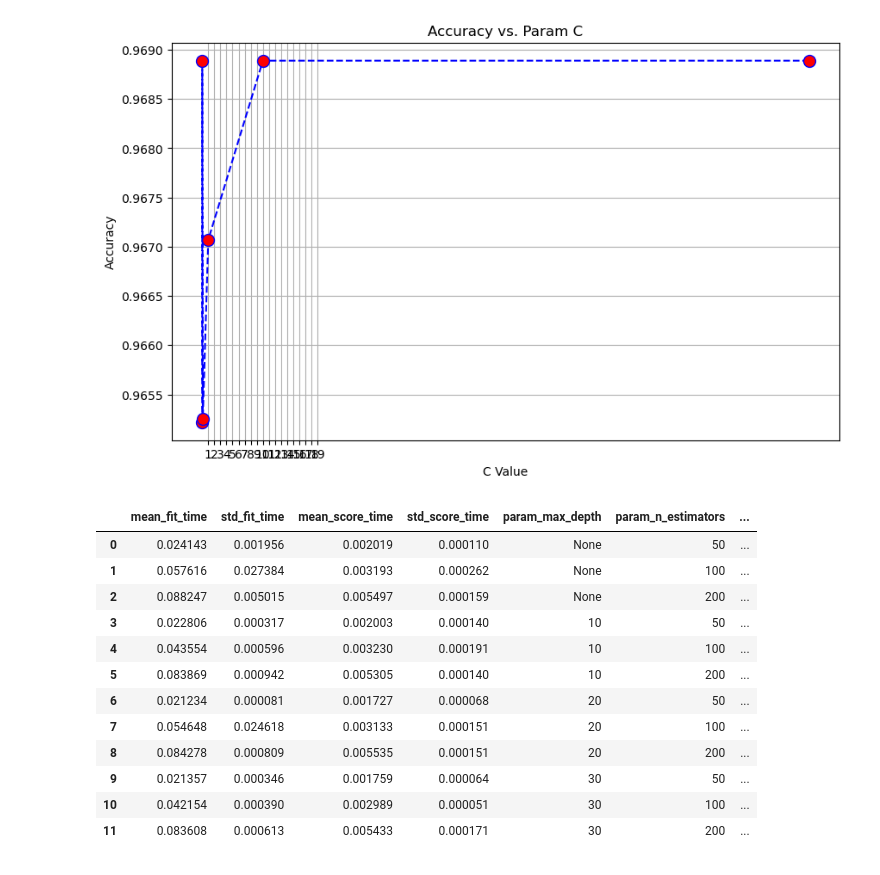
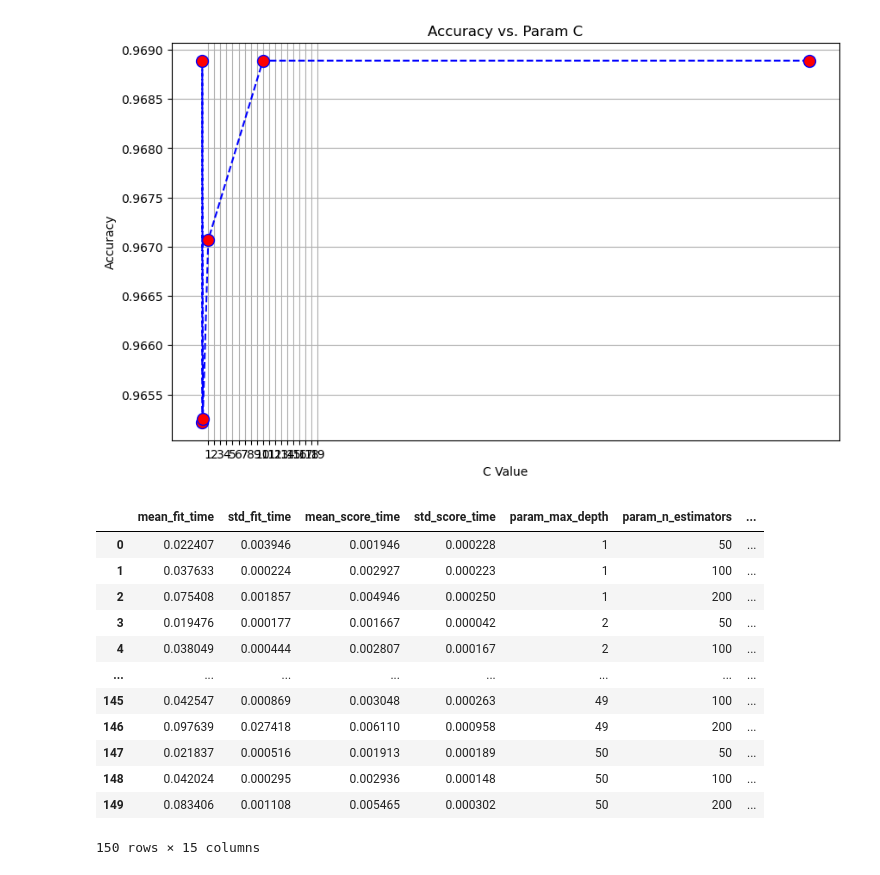
Before and after one commit to sarvesh-selvam/Breast-Cancer-Prediction, a Jupyter notebook: Breast Cancer Prediction (Code).ipynb, the cells around one changed output. Drawn from its saved outputs; the diff is of its cells as text; code cells hidden in the pictures.

```diff
--- a/Breast Cancer Prediction (Code).ipynb
+++ b/Breast Cancer Prediction (Code).ipynb
@@ -331,30 +331,31 @@ plt.show()
 # %% [output]
 [figure]
 # %%
-rf_param_grid = {'n_estimators': [50, 100, 200], 'max_depth': [None, 10, 20, 30]}
-# nn_param_grid = {'hidden_layer_sizes': [(50,), (100,), (50, 50), (100, 50)], 'alpha': [0.0001, 0.001, 0.01, 0.1]}
+# Random Forests Hyperparameter Tuning
+
+rf_param_grid = {'n_estimators': [50, 100, 200], 'max_depth': list(range(1, 51))}
 
 rf_grid_search = GridSearchCV(RandomForestClassifier(), rf_param_grid, cv=5, scoring='accuracy')
-# nn_grid_search = GridSearchCV(MLPClassifier(max_iter=500), nn_param_grid, cv=5, scoring='accuracy')
+
 
 rf_grid_search.fit(X_train, y_train)
 
 
 rf_results = pd.DataFrame(rf_grid_search.cv_results_)
 rf_results
 
 # [['param_C', 'mean_test_score']]
 # %% [output]
 |  | mean_fit_time | std_fit_time | mean_score_time | std_score_time | param_max_depth | param_n_estimators | ... |
-| 0 | 0.024143 | 0.001956 | 0.002019 | 0.000110 | None | 50 | ... |
-| 1 | 0.057616 | 0.027384 | 0.003193 | 0.000262 | None | 100 | ... |
-| 2 | 0.088247 | 0.005015 | 0.005497 | 0.000159 | None | 200 | ... |
-| 3 | 0.022806 | 0.000317 | 0.002003 | 0.000140 | 10 | 50 | ... |
-| 4 | 0.043554 | 0.000596 | 0.003230 | 0.000191 | 10 | 100 | ... |
-| 5 | 0.083869 | 0.000942 | 0.005305 | 0.000140 | 10 | 200 | ... |
-| 6 | 0.021234 | 0.000081 | 0.001727 | 0.000068 | 20 | 50 | ... |
-| 7 | 0.054648 | 0.024618 | 0.003133 | 0.000151 | 20 | 100 | ... |
-| 8 | 0.084278 | 0.000809 | 0.005535 | 0.000151 | 20 | 200 | ... |
-| 9 | 0.021357 | 0.000346 | 0.001759 | 0.000064 | 30 | 50 | ... |
-| 10 | 0.042154 | 0.000390 | 0.002989 | 0.000051 | 30 | 100 | ... |
-| 11 | 0.083608 | 0.000613 | 0.005433 | 0.000171 | 30 | 200 | ... |
+| 0 | 0.022407 | 0.003946 | 0.001946 | 0.000228 | 1 | 50 | ... |
+| 1 | 0.037633 | 0.000224 | 0.002927 | 0.000223 | 1 | 100 | ... |
+| 2 | 0.075408 | 0.001857 | 0.004946 | 0.000250 | 1 | 200 | ... |
+| 3 | 0.019476 | 0.000177 | 0.001667 | 0.000042 | 2 | 50 | ... |
+| 4 | 0.038049 | 0.000444 | 0.002807 | 0.000167 | 2 | 100 | ... |
+| ... | ... | ... | ... | ... | ... | ... | ... |
+| 145 | 0.042547 | 0.000869 | 0.003048 | 0.000263 | 49 | 100 | ... |
+| 146 | 0.097639 | 0.027418 | 0.006110 | 0.000958 | 49 | 200 | ... |
+| 147 | 0.021837 | 0.000516 | 0.001913 | 0.000189 | 50 | 50 | ... |
+| 148 | 0.042024 | 0.000295 | 0.002936 | 0.000148 | 50 | 100 | ... |
+| 149 | 0.083406 | 0.001108 | 0.005465 | 0.000302 | 50 | 200 | ... |
+150 rows × 15 columns
```
Also changed, not shown: parts of 8 cells of this notebook.
